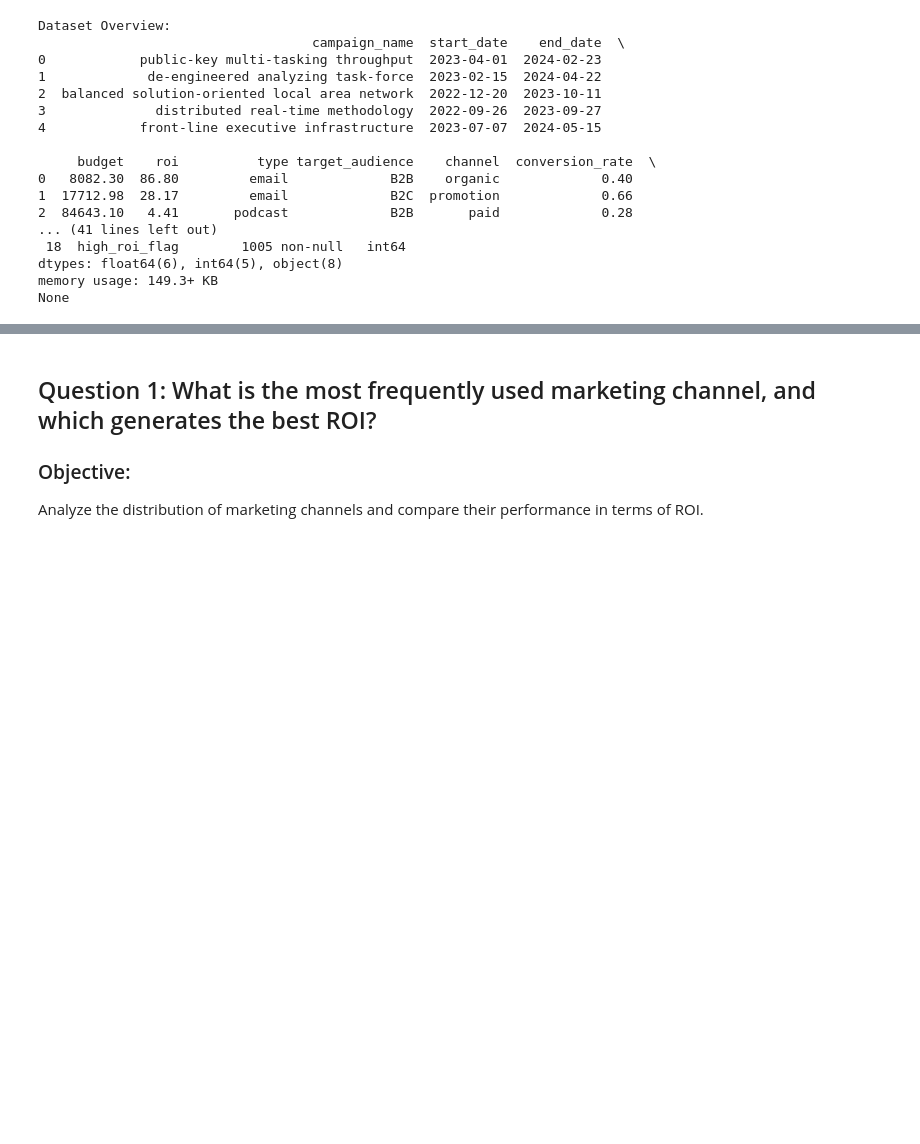
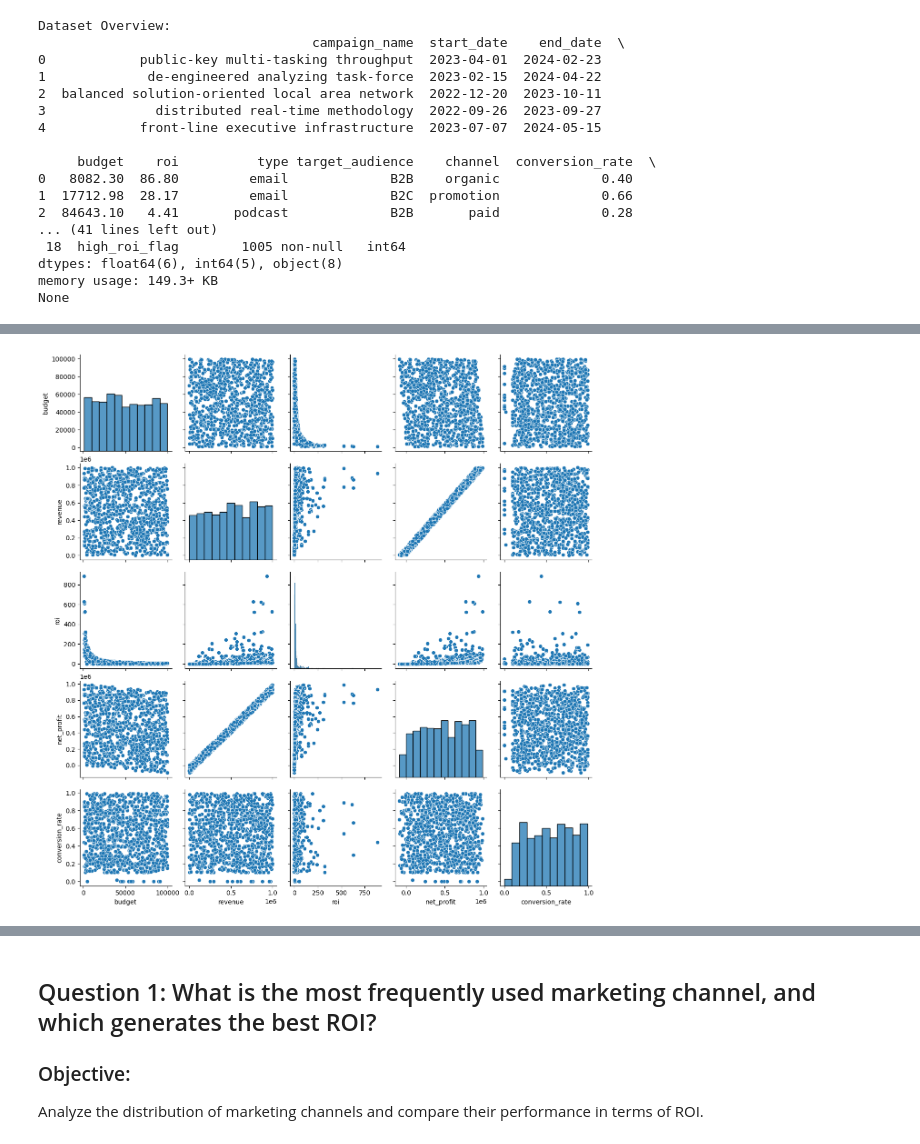
Before and after one commit to patriciajaquez/marketing_campaigns_analysis, a Jupyter notebook: notebooks/eda.ipynb, the cells around one changed output, grey strips where cells are left out. Cells and saved outputs as stored; diff of their text form; code cells hidden in the pictures; blank space fills up the shorter version.

```diff
--- a/notebooks/eda.ipynb
+++ b/notebooks/eda.ipynb
@@ -49,0 +108,6 @@ None
+# %%
+# Pairplot/Scatter Matrix
+sns.pairplot(df[['budget', 'revenue', 'roi', 'net_profit', 'conversion_rate']])
+plt.show()
+# %% [output]
+[figure, added]
```
Also changed, not shown: parts of 24 cells of this notebook, 1 other file.
